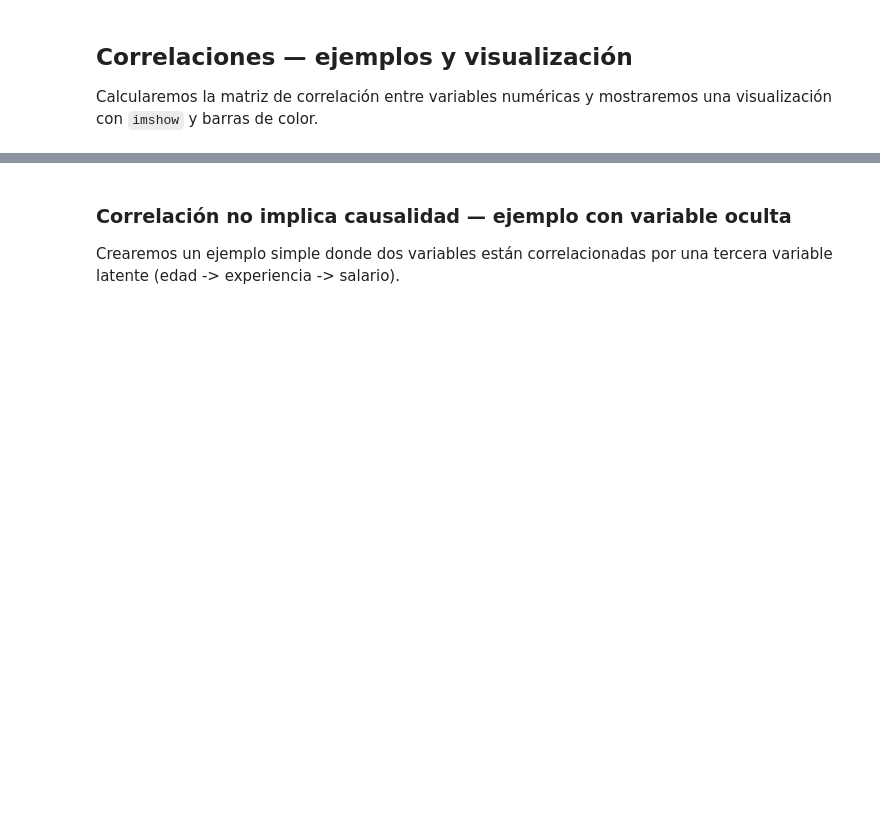
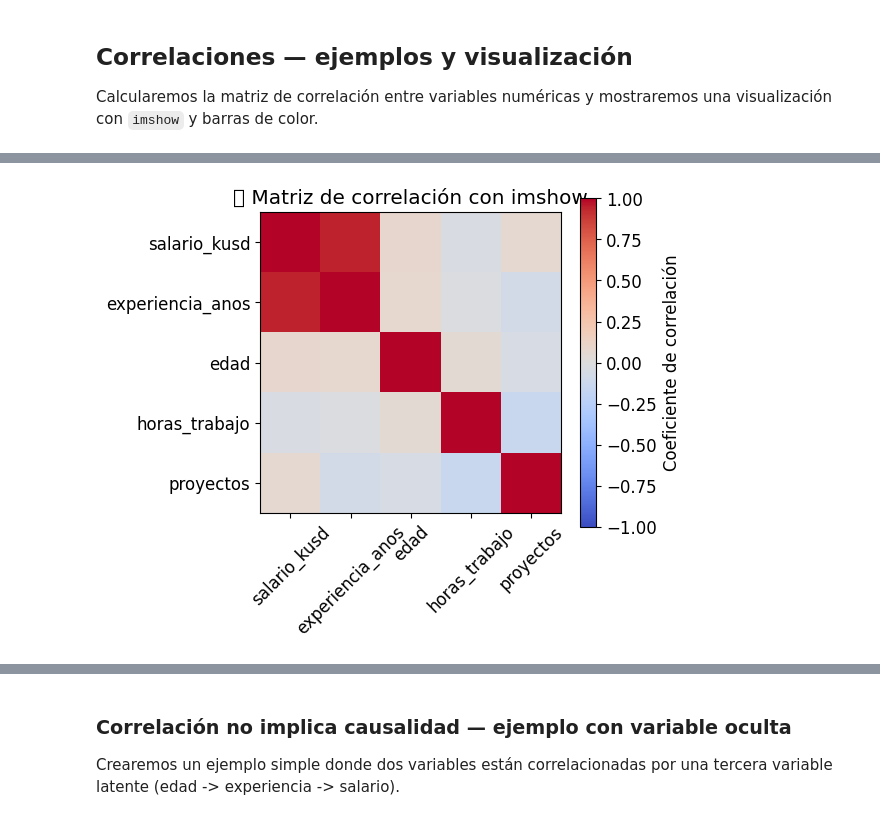
Before and after one commit to AlexEspinosa98/guayerd_class, a Jupyter notebook: clase_7/Clase7_Fundamentos_IA_Estadistica.ipynb, the cells around one changed output, grey strips where cells are left out. Cells and saved outputs as stored; diff of their text form; code cells hidden in the pictures; blank space fills up the shorter version.

```diff
--- a/clase_7/Clase7_Fundamentos_IA_Estadistica.ipynb
+++ b/clase_7/Clase7_Fundamentos_IA_Estadistica.ipynb
@@ -139,17 +484,91 @@ plt.show()
 ## Correlaciones — ejemplos y visualización
 Calcularemos la matriz de correlación entre variables numéricas y mostraremos una visualización con `imshow` y barras de color.
 # %%
-# Correlación en df_sal
+import pandas as pd
+import numpy as np
+import matplotlib.pyplot as plt
+import seaborn as sns
+
+# 🔹 Crear un dataset de ejemplo
+np.random.seed(42)
+n = 100
+
+df_sal = pd.DataFrame({
+    'salario_kusd': np.random.normal(50, 10, n),
+    'experiencia_anos': np.random.randint(1, 20, n),
+    'edad': np.random.randint(22, 60, n),
+    'horas_trabajo': np.random.normal(40, 5, n),
+    'proyectos': np.random.randint(1, 10, n)
+})
+
+# Añadimos una correlación artificial
+df_sal['salario_kusd'] = (
+    2.5 * df_sal['experiencia_anos'] +
+    0.8 * df_sal['proyectos'] +
+    np.random.normal(40, 5, n)
+)
+
+# ------------------------
+# 1️⃣ Matriz de correlación numérica
+# ------------------------
 num_cols = df_sal.select_dtypes(include=[np.number])
 cor_mat = num_cols.corr()
 
-# Visualizar con imshow
-plt.figure()
-plt.imshow(cor_mat, vmin=-1, vmax=1)
-plt.colorbar()
+print("\n📊 Matriz de correlación:\n")
+print(cor_mat.round(2))
+
+# ------------------------
+# 2️⃣ Visualización con imshow (básica)
+# ------------------------
+plt.figure(figsize=(6, 5))
+plt.imshow(cor_mat, vmin=-1, vmax=1, cmap='coolwarm')
+plt.colorbar(label='Coeficiente de correlación')
 plt.xticks(range(len(cor_mat.columns)), cor_mat.columns, rotation=45)
 plt.yticks(range(len(cor_mat.columns)), cor_mat.columns)
-plt.title('Matriz de correlación (df_sal)')
+plt.title('🔥 Matriz de correlación con imshow')
+plt.tight_layout()
 plt.show()
 
-cor_mat
+# ------------------------
+# 3️⃣ Heatmap con Seaborn (más elegante)
+# ------------------------
+plt.figure(figsize=(7, 6))
+sns.heatmap(cor_mat, annot=True, cmap='RdYlBu', vmin=-1, vmax=1, fmt=".2f")
+plt.title("💡 Mapa de calor de correlaciones (Seaborn)")
+plt.show()
+
+# ------------------------
+# 4️⃣ Pairplot (relaciones visuales entre variables)
+# ------------------------
+sns.pairplot(df_sal, diag_kind='kde', corner=True, plot_kws={'alpha':0.7})
+plt.suptitle("🔍 Dispersión entre variables (Pairplot)", y=1.02)
+plt.show()
+
+# ------------------------
+# 5️⃣ Gráficos individuales de correlación
+# ------------------------
+plt.figure(figsize=(10,4))
+
+plt.subplot(1,2,1)
+sns.regplot(x='experiencia_anos', y='salario_kusd', data=df_sal, color='teal')
+plt.title("💼 Experiencia vs Salario")
+plt.xlabel("Años de experiencia")
+plt.ylabel("Salario (kUSD)")
+
+plt.subplot(1,2,2)
+sns.regplot(x='proyectos', y='salario_kusd', data=df_sal, color='orange')
+plt.title("📈 Proyectos vs Salario")
+plt.xlabel("Número de proyectos")
+plt.ylabel("Salario (kUSD)")
+
+plt.tight_layout()
+plt.show()
+
+# ------------------------
+# 6️⃣ Mapa de calor estilo alternativo
+# ------------------------
+plt.figure(figsize=(7,5))
+sns.heatmap(cor_mat, annot=True, cmap='cool', center=0, linewidths=0.5, cbar_kws={'shrink':.8})
+plt.title("🎨 Estilo alternativo de mapa de calor")
+plt.show()
+# %% [output]
@@ -155,0 +590 @@ cor_mat
+[figure, added]
```
Also changed, not shown: parts of 19 cells of this notebook.
